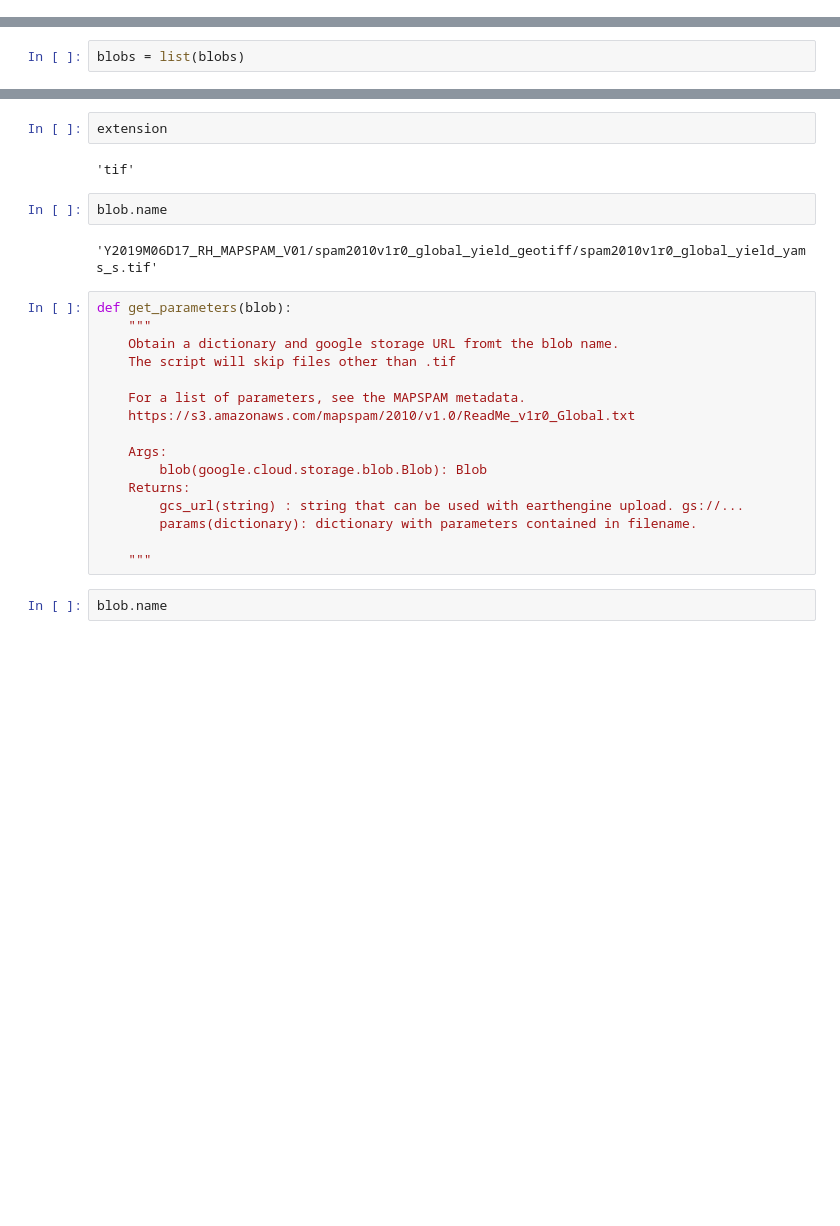
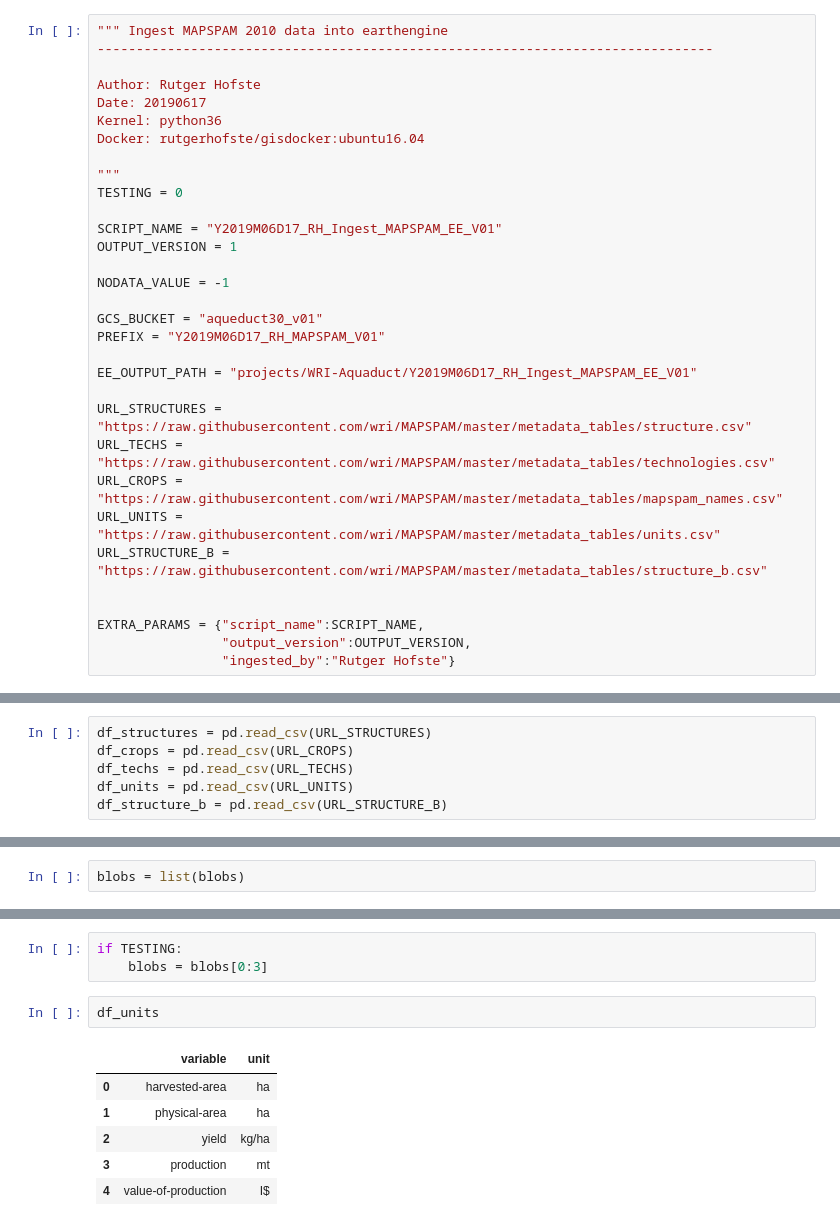
Before and after one commit to wri/MAPSPAM, a Jupyter notebook: scripts/Y2019M06D17_RH_Ingest_MAPSPAM_EE_V01.ipynb, the cells around one changed output, grey strips where cells are left out. Cells and saved outputs as stored; diff of their text form; blank space fills up the shorter version.

Commit message:
ingested images

```diff
--- a/scripts/Y2019M06D17_RH_Ingest_MAPSPAM_EE_V01.ipynb
+++ b/scripts/Y2019M06D17_RH_Ingest_MAPSPAM_EE_V01.ipynb
@@ -16,0 +1,32 @@ PREFIX = "Y2019M06D17_RH_MAPSPAM_V01"
+# %%
+""" Ingest MAPSPAM 2010 data into earthengine
+-------------------------------------------------------------------------------
+
+Author: Rutger Hofste
+Date: 20190617
+Kernel: python36
+Docker: rutgerhofste/gisdocker:ubuntu16.04
+
+"""
+TESTING = 0
+
+SCRIPT_NAME = "Y2019M06D17_RH_Ingest_MAPSPAM_EE_V01"
+OUTPUT_VERSION = 1
+
+NODATA_VALUE = -1
+
+GCS_BUCKET = "aqueduct30_v01"
+PREFIX = "Y2019M06D17_RH_MAPSPAM_V01"
+
+EE_OUTPUT_PATH = "projects/WRI-Aquaduct/Y2019M06D17_RH_Ingest_MAPSPAM_EE_V01"
+
+URL_STRUCTURES = "https://raw.githubusercontent.com/wri/MAPSPAM/master/metadata_tables/structure.csv"
+URL_TECHS = "https://raw.githubusercontent.com/wri/MAPSPAM/master/metadata_tables/technologies.csv"
+URL_CROPS = "https://raw.githubusercontent.com/wri/MAPSPAM/master/metadata_tables/mapspam_names.csv"
+URL_UNITS = "https://raw.githubusercontent.com/wri/MAPSPAM/master/metadata_tables/units.csv"
+URL_STRUCTURE_B = "https://raw.githubusercontent.com/wri/MAPSPAM/master/metadata_tables/structure_b.csv"
+
+
+EXTRA_PARAMS = {"script_name":SCRIPT_NAME,
+                "output_version":OUTPUT_VERSION,
+                "ingested_by":"Rutger Hofste"}
@@ -19,4 +47,10 @@ import os
 from google.cloud import storage
+# %%
+df_structures = pd.read_csv(URL_STRUCTURES)
+df_crops = pd.read_csv(URL_CROPS)
+df_techs = pd.read_csv(URL_TECHS)
+df_units = pd.read_csv(URL_UNITS)
+df_structure_b = pd.read_csv(URL_STRUCTURE_B)
 # %%
 os.environ["GOOGLE_APPLICATION_CREDENTIALS"] = "/.google.json"
 # %%
@@ -57,26 +64,12 @@ spam2010v1r0_global_yield_yams_s.tif
-# %%
-extension
-# %% [output]
-'tif'
-# %%
-blob.name
-# %% [output]
-'Y2019M06D17_RH_MAPSPAM_V01/spam2010v1r0_global_yield_geotiff/spam2010v1r0_global_yield_yams_s.tif'
-# %%
-def get_parameters(blob):
-    """
-    Obtain a dictionary and google storage URL fromt the blob name.
-    The script will skip files other than .tif
-
-    For a list of parameters, see the MAPSPAM metadata.
-    https://s3.amazonaws.com/mapspam/2010/v1.0/ReadMe_v1r0_Global.txt
-
-    Args:
-        blob(google.cloud.storage.blob.Blob): Blob
-    Returns:
-        gcs_url(string) : string that can be used with earthengine upload. gs://...
-        params(dictionary): dictionary with parameters contained in filename.
-
-    """
-# %%
-blob.name
+# %%
+if TESTING:
+    blobs = blobs[0:3]
+# %%
+df_units
+# %% [output]
+|  | variable | unit |
+| 0 | harvested-area | ha |
+| 1 | physical-area | ha |
+| 2 | yield | kg/ha |
+| 3 | production | mt |
+| 4 | value-of-production | I$ |
```
Also changed, not shown: parts of 11 cells of this notebook, 1 other file.
